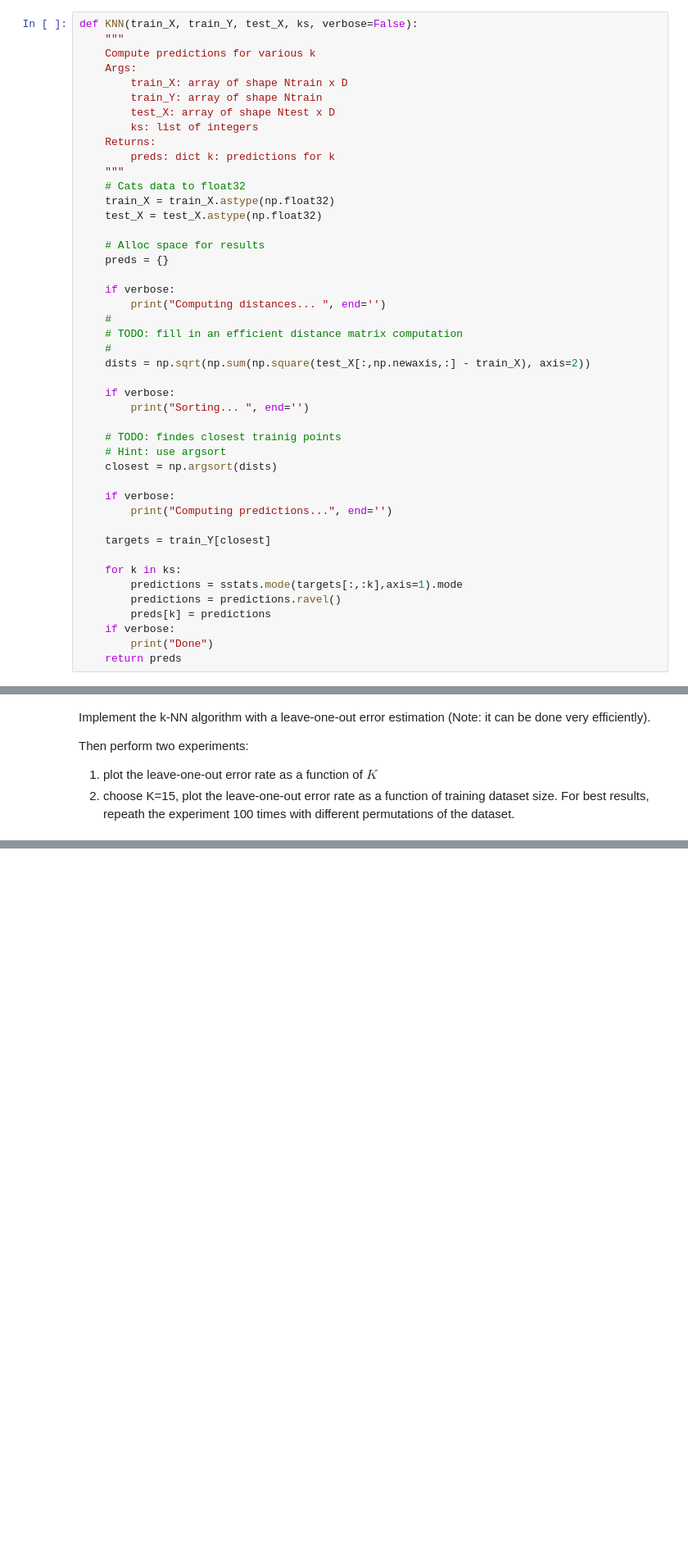
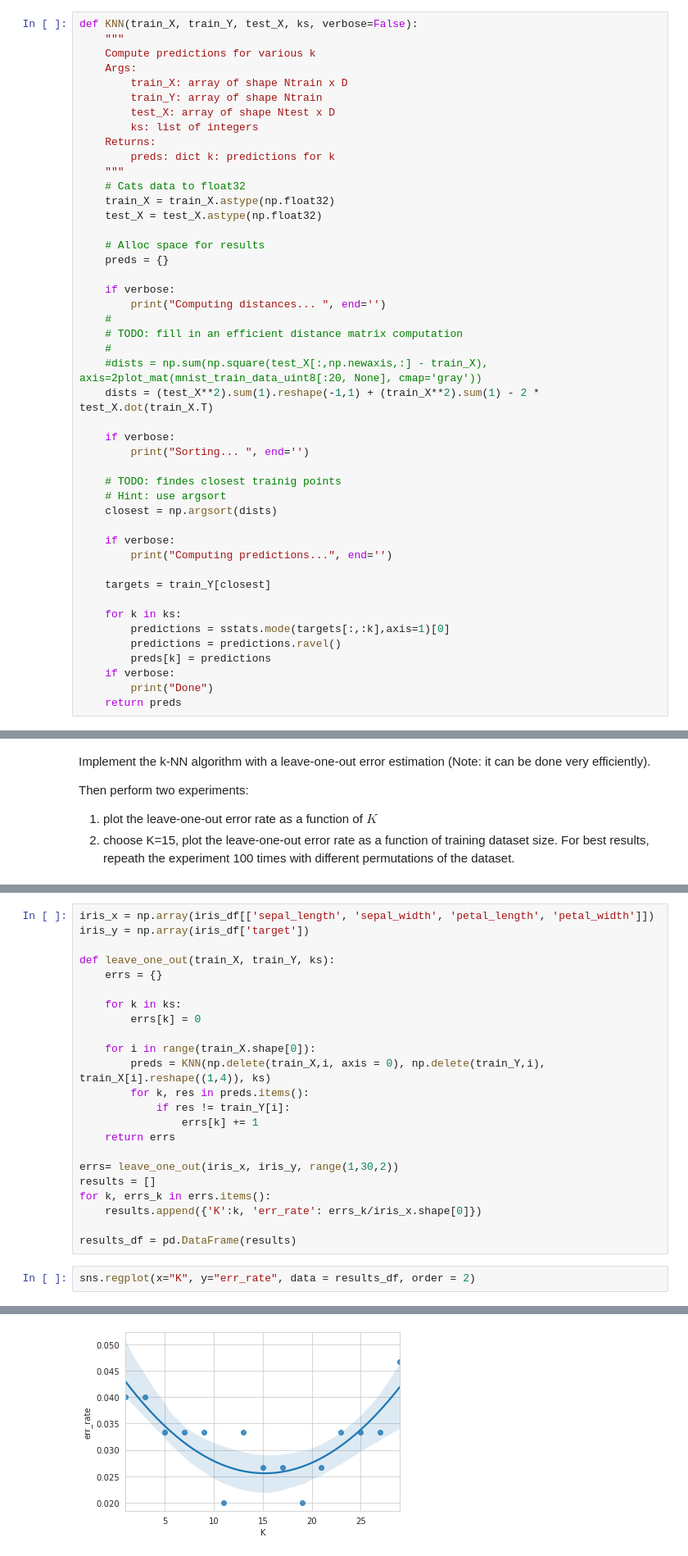
Before and after one commit to mksyposz/ml_uwr, a Jupyter notebook: assignment1/Assignment1.ipynb, the cells around one changed output, grey strips where cells are left out. Shown at 82% size. Saved outputs shown, nothing was run; the diff lists cells and outputs as text; blank space fills up the shorter version.

```diff
--- a/assignment1/Assignment1.ipynb
+++ b/assignment1/Assignment1.ipynb
@@ -479,7 +463,8 @@ def KNN(train_X, train_Y, test_X, ks, verbose=False):
     #
     # TODO: fill in an efficient distance matrix computation
     #
-    dists = np.sqrt(np.sum(np.square(test_X[:,np.newaxis,:] - train_X), axis=2))
+    #dists = np.sum(np.square(test_X[:,np.newaxis,:] - train_X), axis=2plot_mat(mnist_train_data_uint8[:20, None], cmap='gray'))
+    dists = (test_X**2).sum(1).reshape(-1,1) + (train_X**2).sum(1) - 2 * test_X.dot(train_X.T)
 
     if verbose:
         print("Sorting... ", end='')
@@ -494,7 +479,7 @@ def KNN(train_X, train_Y, test_X, ks, verbose=False):
     targets = train_Y[closest]
 
     for k in ks:
-        predictions = sstats.mode(targets[:,:k],axis=1).mode
+        predictions = sstats.mode(targets[:,:k],axis=1)[0]
         predictions = predictions.ravel()
         preds[k] = predictions
     if verbose:
@@ -610,0 +588,26 @@ Then perform two experiments:
+# %%
+iris_x = np.array(iris_df[['sepal_length', 'sepal_width', 'petal_length', 'petal_width']])
+iris_y = np.array(iris_df['target'])
+
+def leave_one_out(train_X, train_Y, ks):
+    errs = {}
+
+    for k in ks:
+        errs[k] = 0
+
+    for i in range(train_X.shape[0]):
+        preds = KNN(np.delete(train_X,i, axis = 0), np.delete(train_Y,i), train_X[i].reshape((1,4)), ks)
+        for k, res in preds.items():
+            if res != train_Y[i]:
+                errs[k] += 1
+    return errs
+
+errs= leave_one_out(iris_x, iris_y, range(1,30,2))
+results = []
+for k, errs_k in errs.items():
+    results.append({'K':k, 'err_rate': errs_k/iris_x.shape[0]})
+
+results_df = pd.DataFrame(results)
+# %%
+sns.regplot(x="K", y="err_rate", data = results_df, order = 2)
+# %% [output]
@@ -610,0 +615 @@ Then perform two experiments:
+[figure, added]
```
Also changed, not shown: parts of 15 cells of this notebook.
